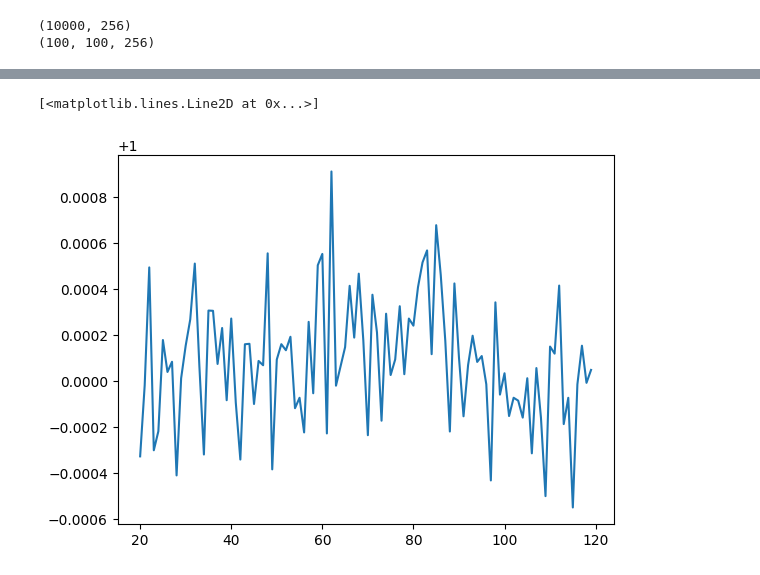
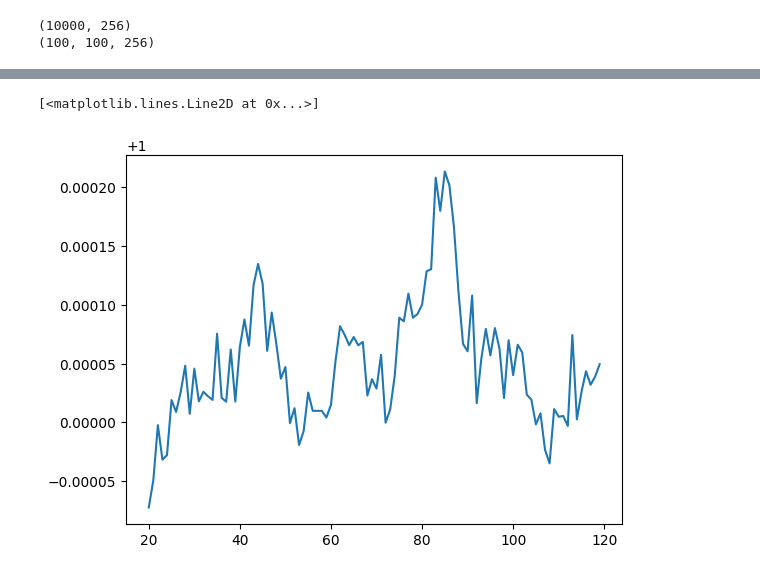
Before and after one commit to KSND-123/VSDI_model_benchmarks, a Jupyter notebook: data_exploration.ipynb, the cells around one changed output, grey strips where cells are left out. Saved outputs shown, nothing was run; the diff lists cells and outputs as text; code cells hidden in the pictures.

```diff
--- a/data_exploration.ipynb
+++ b/data_exploration.ipynb
@@ -83,10 +93,12 @@ plt.plot(frames,pix)
 # %%
-pix_10by10 = arr_3d_avg[60:70, 30:40, 20:120]
+start_vertical = 40
+start_horizontal = 50
+pix_10by10 = arr_3d_avg[start_vertical:start_vertical+10, start_horizontal:start_horizontal+10, 20:120]
 pix_10by10 = pix_10by10.mean(axis=0)
 pix_10by10 = pix_10by10.mean(axis=0)
 frames = np.arange(20,120)
 
-plt.plot(frames,pix)
+plt.plot(frames,pix_10by10)
 # %% [output]
 [<matplotlib.lines.Line2D at 0x...>]
-[figure, old version]
+[figure, new version]
```
Also changed, not shown: parts of 3 cells of this notebook.
